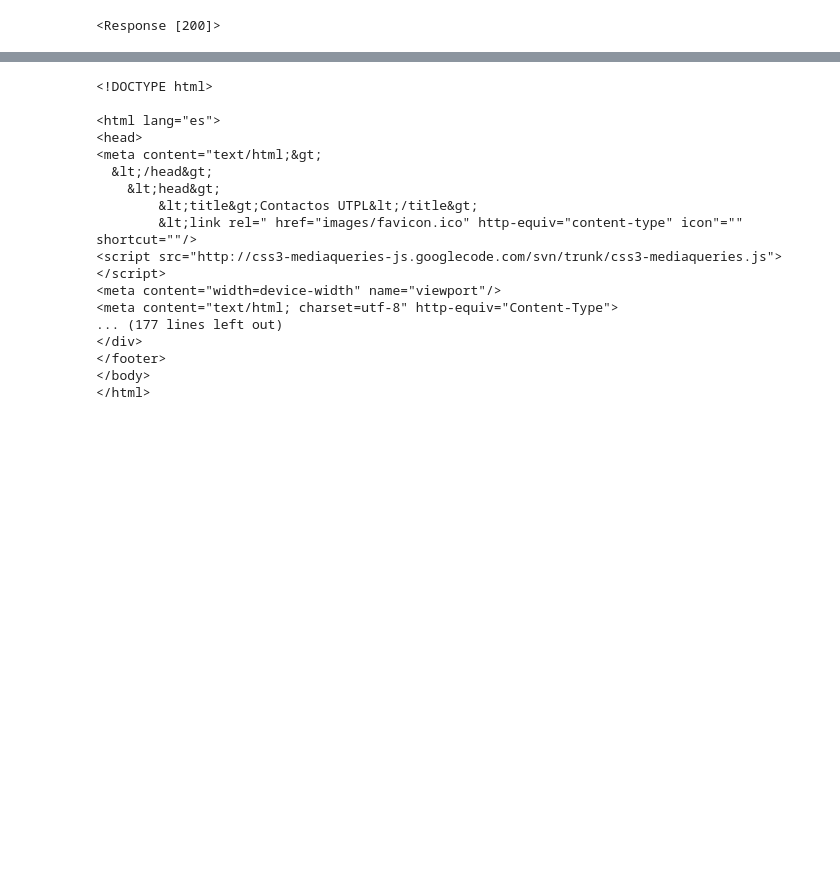
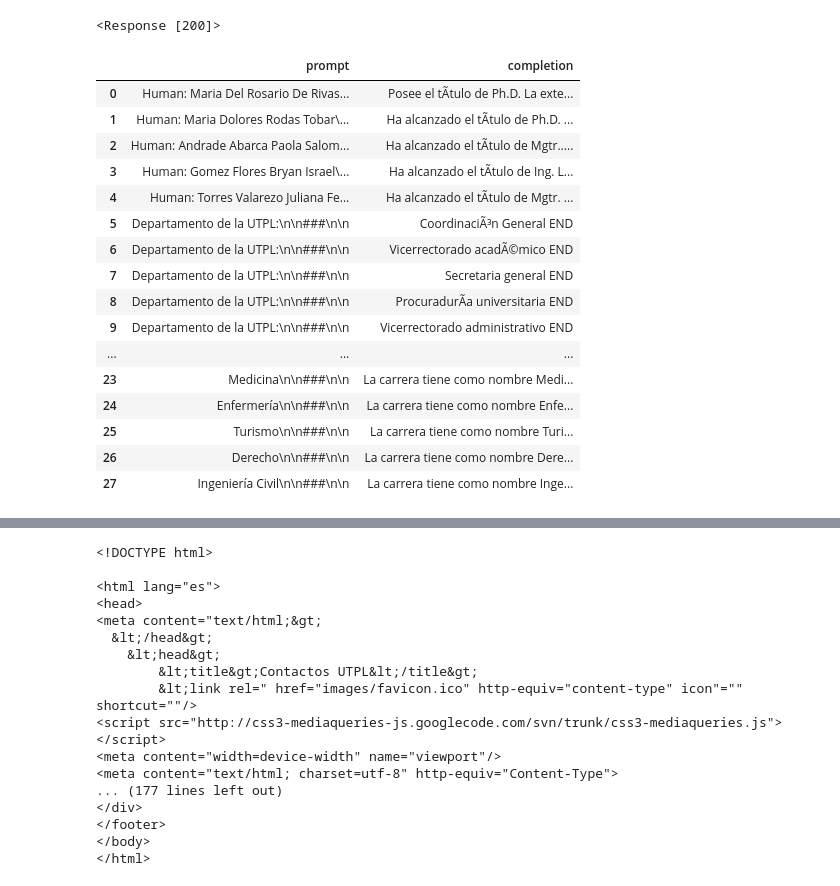
Before and after one commit to Jorgeflowers18/gpt3-chatbot, a Jupyter notebook: directory-scrappy/ScrapyBásico.ipynb, the cells around one changed output, grey strips where cells are left out. Cells and saved outputs as stored; diff of their text form; code cells hidden in the pictures; blank space fills up the shorter version.

Commit message:
Notebooks pulling data from UTPL web pages

```diff
--- a/directory-scrappy/ScrapyBásico.ipynb
+++ b/directory-scrappy/ScrapyBásico.ipynb
@@ -21,3 +22,27 @@ page.encoding = "utf-8"
 page # Print status. 200 is OK
 # %% [output]
 <Response [200]>
+# %%
+with open('train-data.json') as file:
+    data = json.load(file)
+# %%
+df = pd.DataFrame(data)
+df
+# %% [output]
+|  | prompt | completion |
+| 0 | Human: Maria Del Rosario De Rivas... | Posee el tÃ­tulo de Ph.D. La exte... |
+| 1 | Human: Maria Dolores Rodas Tobar\... | Ha alcanzado el tÃ­tulo de Ph.D. ... |
+| 2 | Human: Andrade Abarca Paola Salom... | Ha alcanzado el tÃ­tulo de Mgtr..... |
+| 3 | Human: Gomez Flores Bryan Israel\... | Ha alcanzado el tÃ­tulo de Ing. L... |
+| 4 | Human: Torres Valarezo Juliana Fe... | Ha alcanzado el tÃ­tulo de Mgtr. ... |
+| 5 | Departamento de la UTPL:\n\n###\n\n | CoordinaciÃ³n General END |
+| 6 | Departamento de la UTPL:\n\n###\n\n | Vicerrectorado acadÃ©mico END |
+| 7 | Departamento de la UTPL:\n\n###\n\n | Secretaria general END |
+| 8 | Departamento de la UTPL:\n\n###\n\n | ProcuradurÃ­a universitaria END |
+| 9 | Departamento de la UTPL:\n\n###\n\n | Vicerrectorado administrativo END |
+| ... | ... | ... |
+| 23 | Medicina\n\n###\n\n | La carrera tiene como nombre Medi... |
+| 24 | Enfermería\n\n###\n\n | La carrera tiene como nombre Enfe... |
+| 25 | Turismo\n\n###\n\n | La carrera tiene como nombre Turi... |
+| 26 | Derecho\n\n###\n\n | La carrera tiene como nombre Dere... |
+| 27 | Ingeniería Civil\n\n###\n\n | La carrera tiene como nombre Inge... |
```
Also changed, not shown: parts of 6 cells of this notebook.
